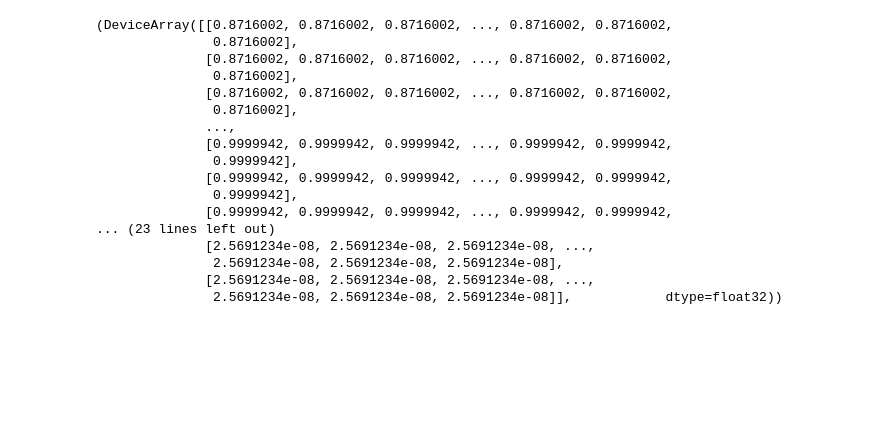
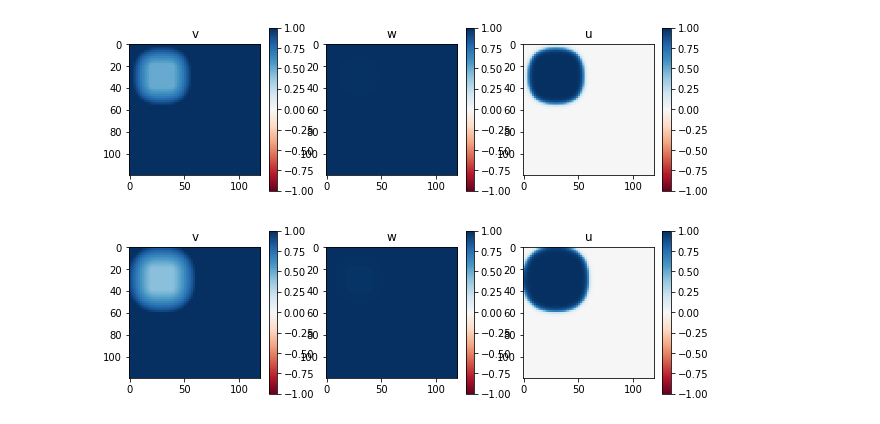
Before and after one commit to epignatelli/cardiax, a Jupyter notebook: dof_convergence_test.ipynb, the cells around one changed output. Cells and saved outputs as stored; diff of their text form; code cells hidden in the pictures; blank space fills up the shorter version.

```diff
--- a/dof_convergence_test.ipynb
+++ b/dof_convergence_test.ipynb
@@ -56,9 +72,0 @@ model.show(state)
-# %%
-state = model.forward(tissue_size=tissue_size,
-                      cell_parameters=cell_parameters,
-                      end_time=length,
-                      diffusion=d,
-                      stimuli=[s1],
-                      dt=dt,
-                      dx=dx,
-                      log_at=50)
@@ -80,20 +73,10 @@ t: 300
-# %%
-state
-# %% [output]
-(DeviceArray([[0.8716002, 0.8716002, 0.8716002, ..., 0.8716002, 0.8716002,
-               0.8716002],
-              [0.8716002, 0.8716002, 0.8716002, ..., 0.8716002, 0.8716002,
-               0.8716002],
-              [0.8716002, 0.8716002, 0.8716002, ..., 0.8716002, 0.8716002,
-               0.8716002],
-              ...,
-              [0.9999942, 0.9999942, 0.9999942, ..., 0.9999942, 0.9999942,
-               0.9999942],
-              [0.9999942, 0.9999942, 0.9999942, ..., 0.9999942, 0.9999942,
-               0.9999942],
-              [0.9999942, 0.9999942, 0.9999942, ..., 0.9999942, 0.9999942,
-... (23 lines left out)
-              [2.5691234e-08, 2.5691234e-08, 2.5691234e-08, ...,
-               2.5691234e-08, 2.5691234e-08, 2.5691234e-08],
-              [2.5691234e-08, 2.5691234e-08, 2.5691234e-08, ...,
-               2.5691234e-08, 2.5691234e-08, 2.5691234e-08]],            dtype=float32))
+# %%
+state = model._forward(state, 101, 400, cell_parameters, np.ones(shape) * d, [s1], dt, dx)  # dt = 500
+model.show(state)
+# %% [output]
+[figure, added]
+# %%
+state = model._forward(state, 401, 500, cell_parameters, np.ones(shape) * d, [s1], dt, dx)  # dt = 1000
+model.show(state)
+# %% [output]
+[figure, added]
```
Also changed, not shown: parts of 14 cells of this notebook, 2 other files.
